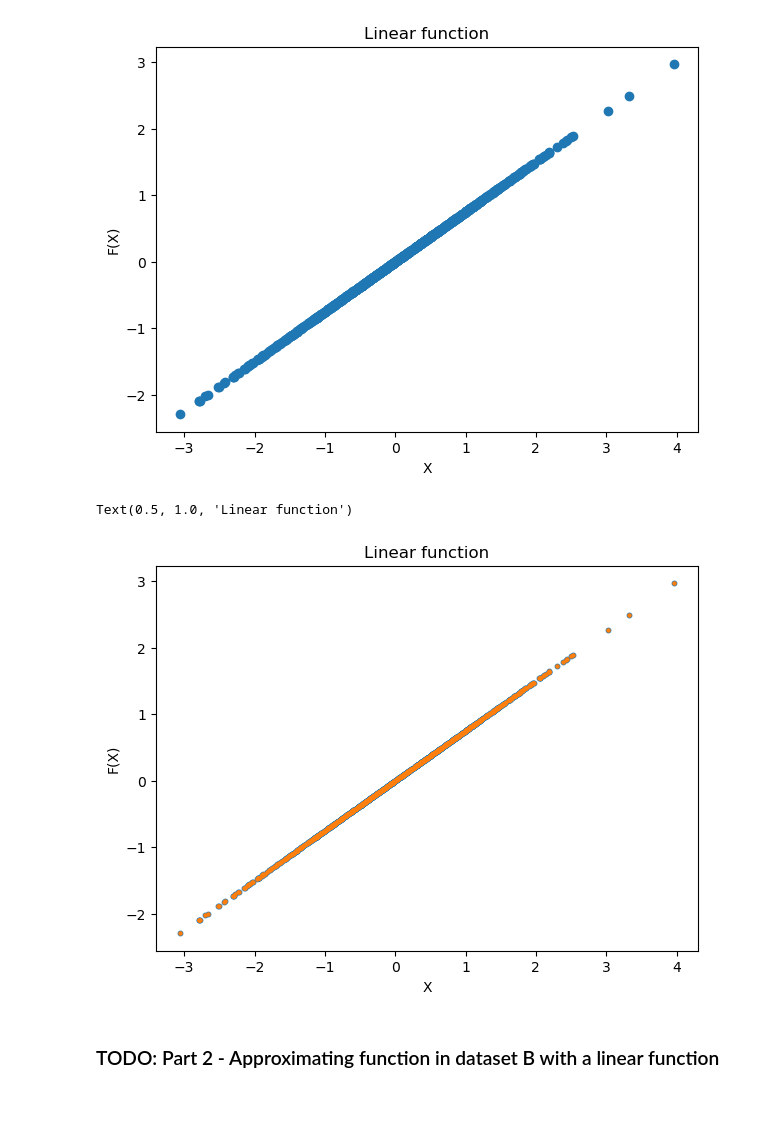
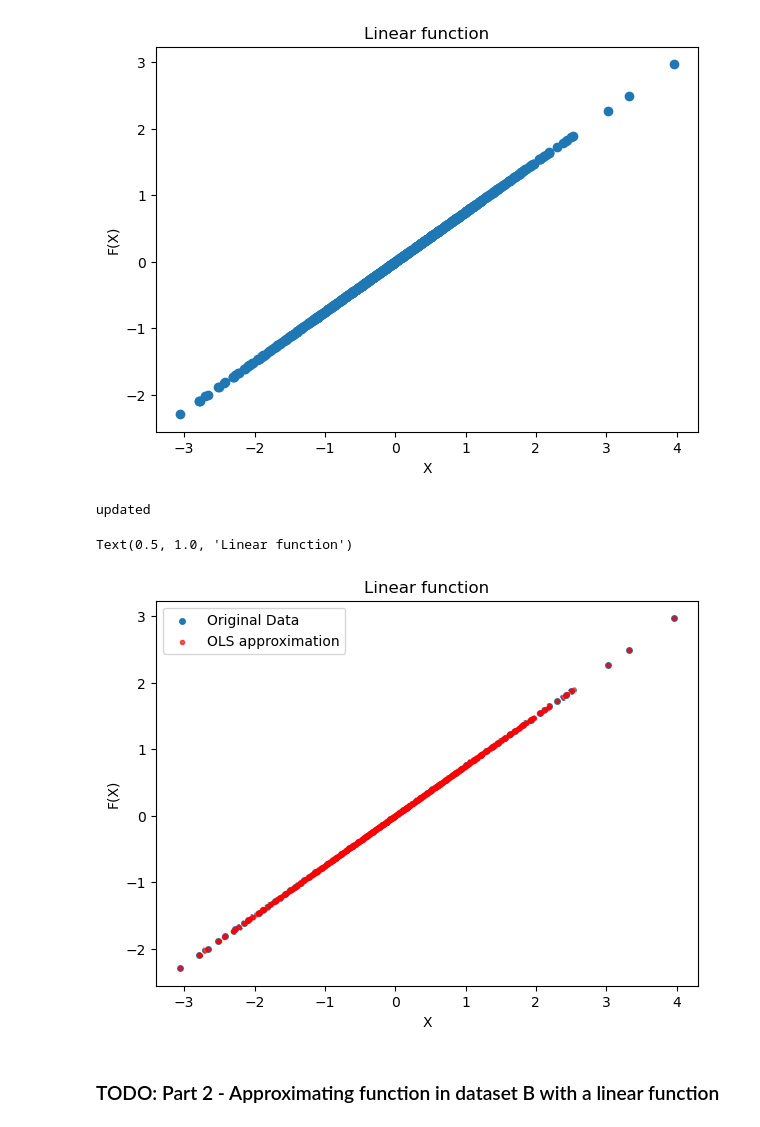
Before and after one commit to Augustin690/learning-dynamical-systems, a Jupyter notebook: src/part1/task1.ipynb, the cells around one changed output. Saved outputs shown, nothing was run; the diff lists cells and outputs as text; code cells hidden in the pictures.

```diff
--- a/src/part1/task1.ipynb
+++ b/src/part1/task1.ipynb
@@ -30,15 +34,17 @@ Text(0.5, 1.0, 'Linear function')
 # %%
 approx_y_1 = utils.transform(X_A, utils.least_squares(X_A, Y_A))
 
 fig, ax = plt.subplots(1,1, figsize =(7,5))
-ax.scatter(X_A,Y_A, s= 10)
-ax.scatter(X_A, approx_y_1, s= 5)
+ax.scatter(X_A,Y_A,label = 'Original Data', edgecolor = 'w')
+ax.scatter(X_A, approx_y_1, label= 'OLS approximation', marker = '.')
+plt.legend()
 ax.set_xlabel("X")
 ax.set_ylabel("F(X)")
 ax.set_title("Linear function")
 # %% [output]
-Text(0.5, 1.0, 'Linear function')
+updated
+Text(0.5, 1.0, 'Linear function')
-[figure, old version]
+[figure, new version]
 # %% [markdown]
 ### TODO: Part 2 -  Approximating function in dataset B with a linear function
 # %%
```
Also changed, not shown: parts of 9 cells of this notebook, 2 other files.
